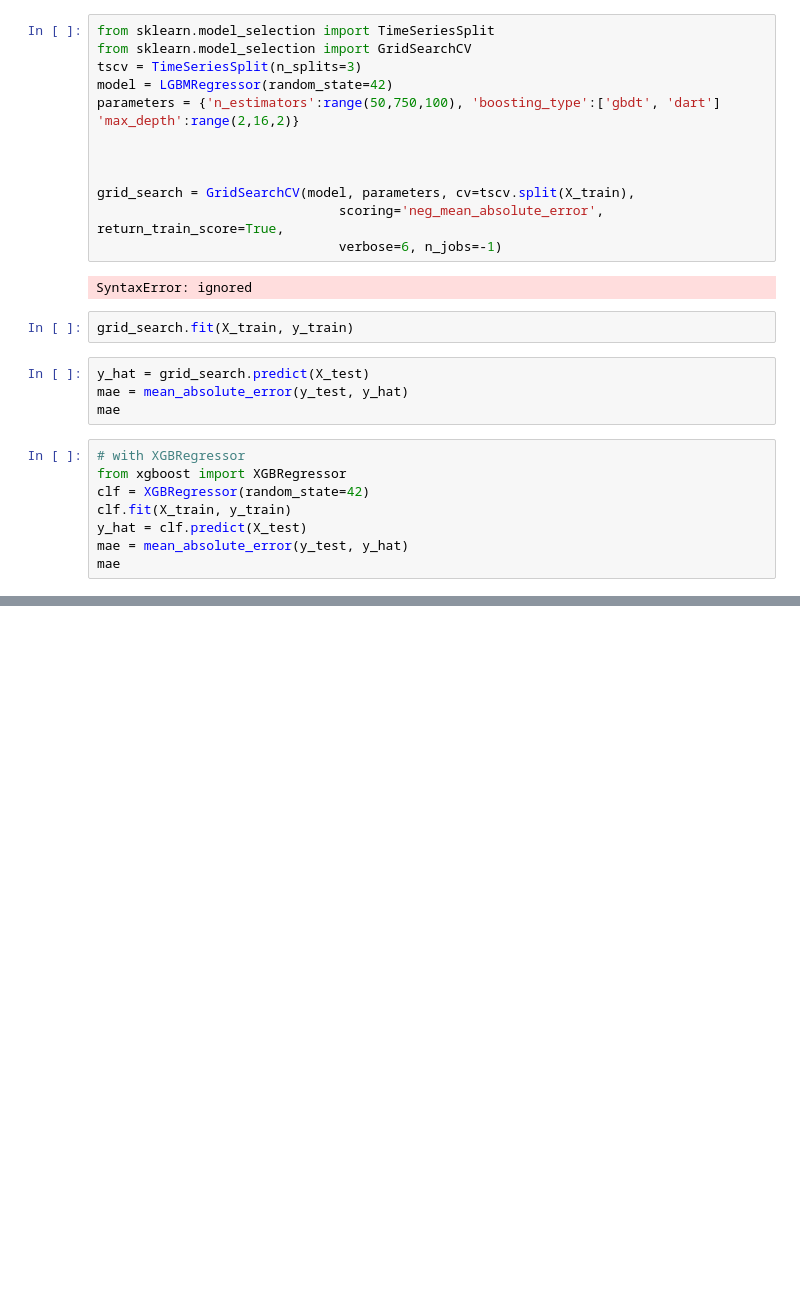
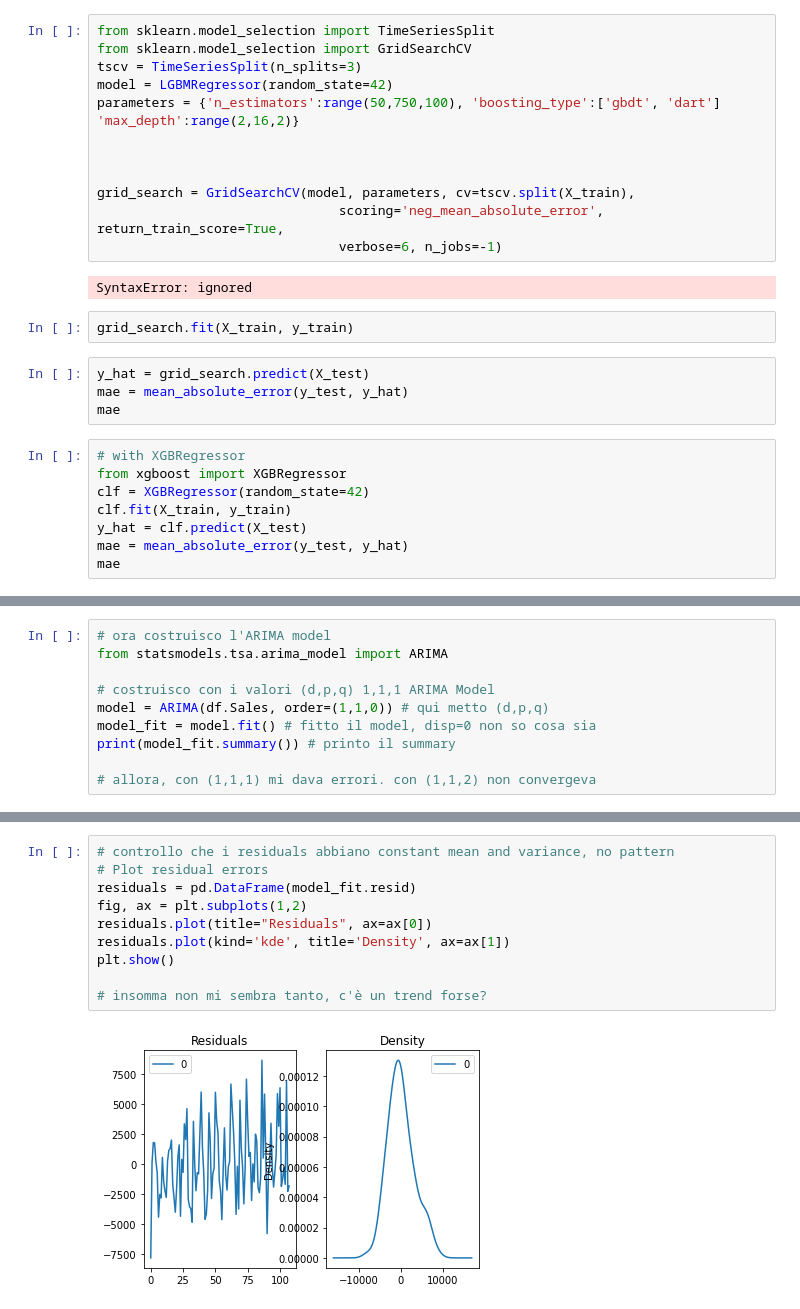
Before and after one commit to andreoniriccardo/time-series, a Jupyter notebook: TimeSeriesARIMA.ipynb, the cells around one changed output, grey strips where cells are left out. Cells and saved outputs as stored; diff of their text form; blank space fills up the shorter version.

```diff
--- a/TimeSeriesARIMA.ipynb
+++ b/TimeSeriesARIMA.ipynb
@@ -349,0 +441,10 @@ mae
+# %%
+# ora costruisco l'ARIMA model
+from statsmodels.tsa.arima_model import ARIMA
+
+# costruisco con i valori (d,p,q) 1,1,1 ARIMA Model
+model = ARIMA(df.Sales, order=(1,1,0)) # qui metto (d,p,q)
+model_fit = model.fit() # fitto il model, disp=0 non so cosa sia
+print(model_fit.summary()) # printo il summary
+
+# allora, con (1,1,1) mi dava errori. con (1,1,2) non convergeva
@@ -349,0 +472,12 @@ mae
+# %%
+# controllo che i residuals abbiano constant mean and variance, no pattern
+# Plot residual errors
+residuals = pd.DataFrame(model_fit.resid)
+fig, ax = plt.subplots(1,2)
+residuals.plot(title="Residuals", ax=ax[0])
+residuals.plot(kind='kde', title='Density', ax=ax[1])
+plt.show()
+
+# insomma non mi sembra tanto, c'è un trend forse?
+# %% [output]
+[figure, added]
```
Also changed, not shown: parts of 19 cells of this notebook.
